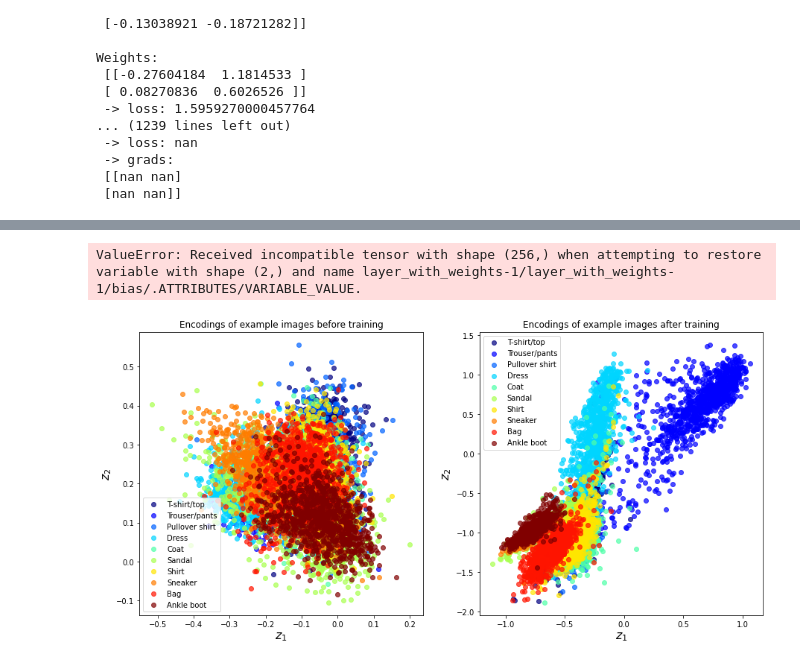
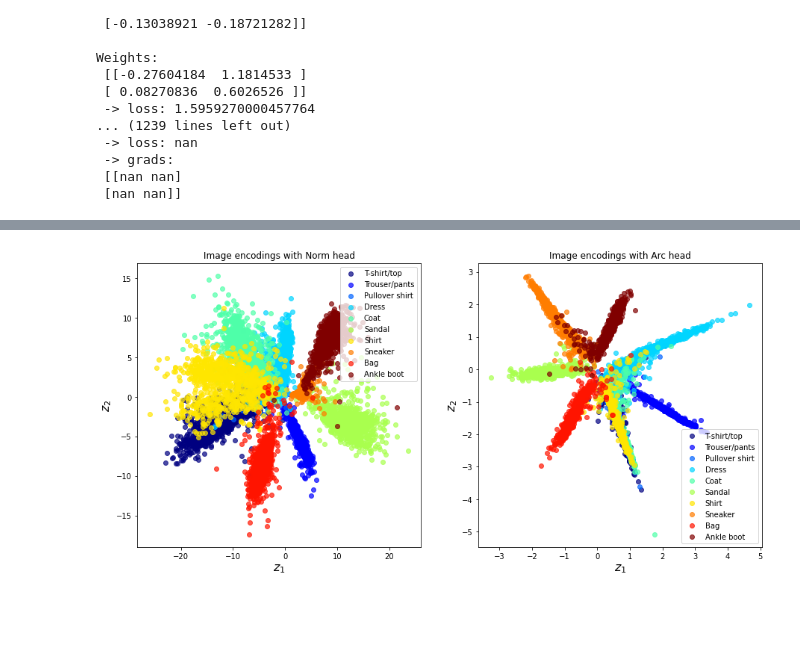
Before and after one commit to Gaspard-a11y/ArcSong, a Jupyter notebook: demo_NaN.ipynb, the cells around one changed output, grey strips where cells are left out. Saved outputs shown, nothing was run; the diff lists cells and outputs as text; code cells hidden in the pictures; blank space fills up the shorter version.

Commit message:
More reasonable toy Backbone

```diff
--- a/demo_NaN.ipynb
+++ b/demo_NaN.ipynb
@@ -844,4 +835,18 @@ config
 # %%
-model = ArcModel(input_size=config['input_size'],
-                    backbone_type=config['backbone_type'],
-                    training=False)
+model_norm = ArcModel(input_size=config_norm['input_size'],
+                        channels=1,
+                        name='Backbone_test',
+                        backbone_type=config_norm['backbone_type'],
+                        num_classes=config_norm['num_classes'],
+                        head_type=config_norm['head_type'],
+                        embd_shape=config_norm['embd_shape'],
+                        training=False)
+
+model_arc = ArcModel(input_size=config_arc['input_size'],
+                        channels=1,
+                        name='Backbone_test',
+                        backbone_type=config_arc['backbone_type'],
+                        num_classes=config_arc['num_classes'],
+                        head_type=config_arc['head_type'],
+                        embd_shape=config_arc['embd_shape'],
+                        training=False)
@@ -852,42 +853,46 @@ embeddings_before = model(x_test).numpy()
 # %%
 # Load model weights
 
-ckpt_path = tf.train.latest_checkpoint('./checkpoints/' + config['ckpt_name'])
-if ckpt_path is not None:
-    model.load_weights(ckpt_path)
+ckpt_path_norm = tf.train.latest_checkpoint('./checkpoints/' + config_norm['ckpt_name'])
+if ckpt_path_norm is not None:
+    model_norm.load_weights(ckpt_path_norm)
+
+
+ckpt_path_arc = tf.train.latest_checkpoint('./checkpoints/' + config_arc['ckpt_name'])
+if ckpt_path_arc is not None:
+    model_arc.load_weights(ckpt_path_arc)
-# %% [output]
-ValueError: Received incompatible tensor with shape (256,) when attempting to restore variable with shape (2,) and name layer_with_weights-1/layer_with_weights-1/bias/.ATTRIBUTES/VARIABLE_VALUE.
 # %%
-embeddings = model(x_test).numpy()
+embeddings_norm = model_norm(x_test).numpy()
+embeddings_arc = model_arc(x_test).numpy()
 # %%
 # Plot untrained and trained encodings
 
 class_names = np.array(['T-shirt/top', 'Trouser/pants', 'Pullover shirt', 'Dress',
                         'Coat', 'Sandal', 'Shirt', 'Sneaker', 'Bag','Ankle boot'])
 
 plt.figure(figsize=(15, 7))
 cmap = cm.get_cmap('jet', 10)
 
 plt.subplot(1, 2, 1)
 for i, class_label in enumerate(class_names):
     inx = np.where(y_test == i)[0]
-    plt.scatter(embeddings_before[inx, 0], embeddings_before[inx, 1],
+    plt.scatter(embeddings_norm[inx, 0], embeddings_norm[inx, 1],
                 color=cmap(i), label=class_label, alpha=0.7)
 plt.xlabel('$z_1$', fontsize=16)
 plt.ylabel('$z_2$', fontsize=16)
-plt.title('Encodings of example images before training')
+plt.title('Image encodings with Norm head')
 plt.legend()
 
 plt.subplot(1, 2, 2)
 for i, class_label in enumerate(class_names):
     inx = np.where(y_test == i)[0]
-    plt.scatter(embeddings[inx, 0], embeddings[inx, 1],
+    plt.scatter(embeddings_arc[inx, 0], embeddings_arc[inx, 1],
                 color=cmap(i), label=class_label, alpha=0.7)
 plt.xlabel('$z_1$', fontsize=16)
 plt.ylabel('$z_2$', fontsize=16)
-plt.title('Encodings of example images after training')
+plt.title('Image encodings with Arc head')
 plt.legend()
 
 plt.show()
 # %% [output]
-[figure, old version]
+[figure, new version]
```
Also changed, not shown: parts of 5 cells of this notebook, 1 other file.
